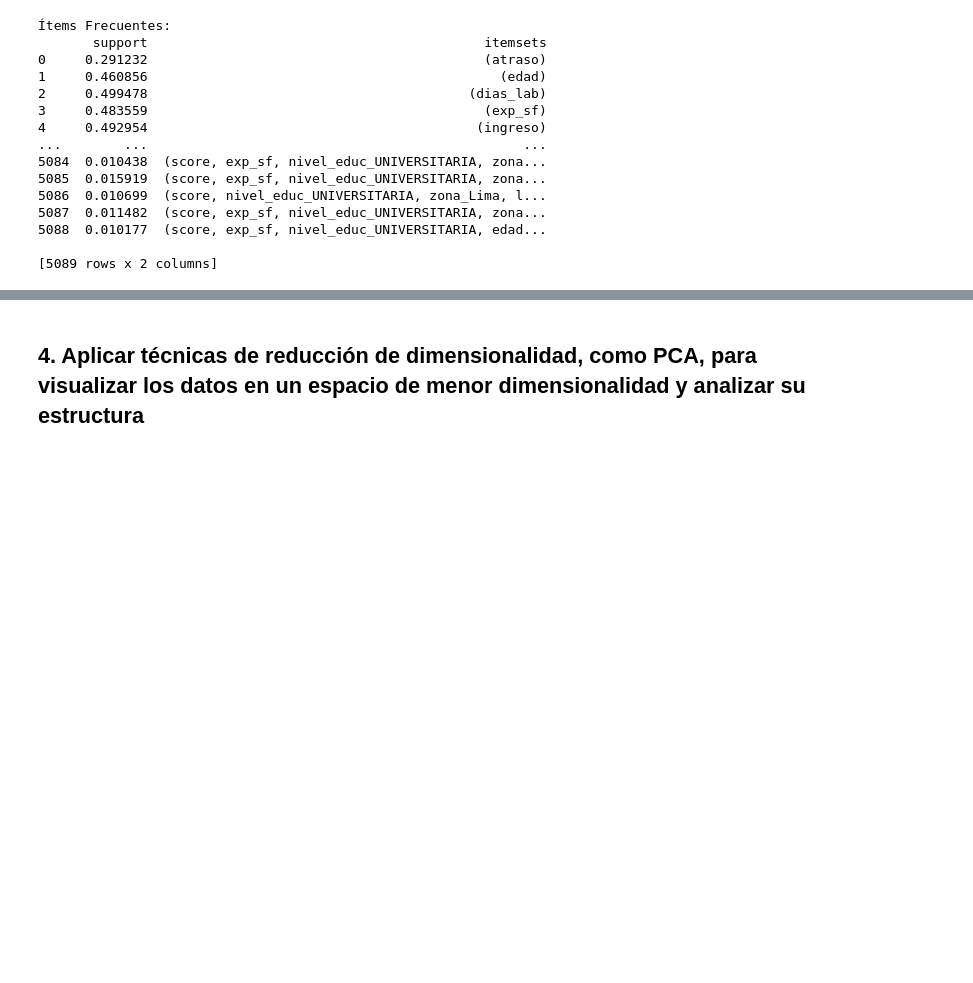
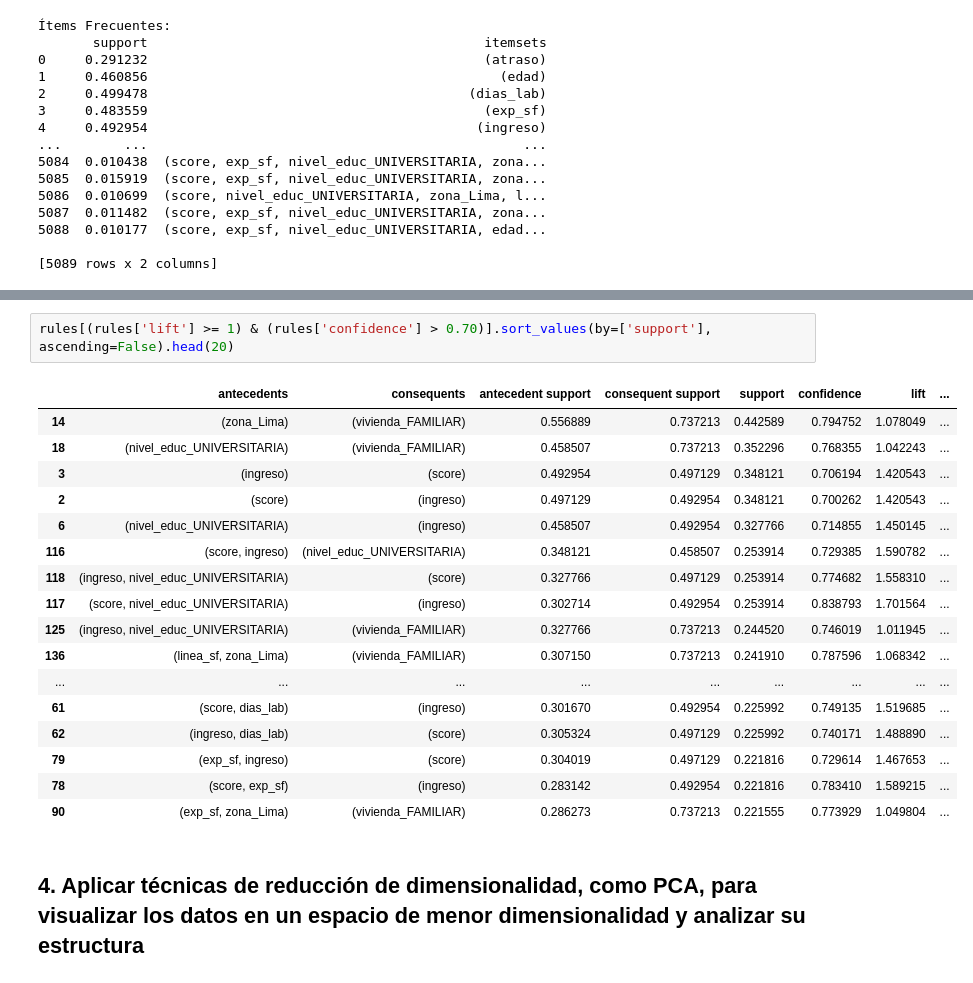
Before and after one commit to gonzakayunawel/tarea_1_mla, a Jupyter notebook: tarea_1_mla.ipynb, the cells around one changed output, grey strips where cells are left out. Cells and saved outputs as stored; diff of their text form; blank space fills up the shorter version.

```diff
--- a/tarea_1_mla.ipynb
+++ b/tarea_1_mla.ipynb
@@ -878,6 +878,26 @@ Reglas de Asociación:
 8152  0.005935    2.749478       0.591182
 
 [8153 rows x 10 columns]
+# %%
+rules[(rules['lift'] >= 1) & (rules['confidence'] > 0.70)].sort_values(by=['support'], ascending=False).head(20)
+# %% [output]
+|  | antecedents | consequents | antecedent support | consequent support | support | confidence | lift | ... |
+| 14 | (zona_Lima) | (vivienda_FAMILIAR) | 0.556889 | 0.737213 | 0.442589 | 0.794752 | 1.078049 | ... |
+| 18 | (nivel_educ_UNIVERSITARIA) | (vivienda_FAMILIAR) | 0.458507 | 0.737213 | 0.352296 | 0.768355 | 1.042243 | ... |
+| 3 | (ingreso) | (score) | 0.492954 | 0.497129 | 0.348121 | 0.706194 | 1.420543 | ... |
+| 2 | (score) | (ingreso) | 0.497129 | 0.492954 | 0.348121 | 0.700262 | 1.420543 | ... |
+| 6 | (nivel_educ_UNIVERSITARIA) | (ingreso) | 0.458507 | 0.492954 | 0.327766 | 0.714855 | 1.450145 | ... |
+| 116 | (score, ingreso) | (nivel_educ_UNIVERSITARIA) | 0.348121 | 0.458507 | 0.253914 | 0.729385 | 1.590782 | ... |
+| 118 | (ingreso, nivel_educ_UNIVERSITARIA) | (score) | 0.327766 | 0.497129 | 0.253914 | 0.774682 | 1.558310 | ... |
+| 117 | (score, nivel_educ_UNIVERSITARIA) | (ingreso) | 0.302714 | 0.492954 | 0.253914 | 0.838793 | 1.701564 | ... |
+| 125 | (ingreso, nivel_educ_UNIVERSITARIA) | (vivienda_FAMILIAR) | 0.327766 | 0.737213 | 0.244520 | 0.746019 | 1.011945 | ... |
+| 136 | (linea_sf, zona_Lima) | (vivienda_FAMILIAR) | 0.307150 | 0.737213 | 0.241910 | 0.787596 | 1.068342 | ... |
+| ... | ... | ... | ... | ... | ... | ... | ... | ... |
+| 61 | (score, dias_lab) | (ingreso) | 0.301670 | 0.492954 | 0.225992 | 0.749135 | 1.519685 | ... |
+| 62 | (ingreso, dias_lab) | (score) | 0.305324 | 0.497129 | 0.225992 | 0.740171 | 1.488890 | ... |
+| 79 | (exp_sf, ingreso) | (score) | 0.304019 | 0.497129 | 0.221816 | 0.729614 | 1.467653 | ... |
+| 78 | (score, exp_sf) | (ingreso) | 0.283142 | 0.492954 | 0.221816 | 0.783410 | 1.589215 | ... |
+| 90 | (exp_sf, zona_Lima) | (vivienda_FAMILIAR) | 0.286273 | 0.737213 | 0.221555 | 0.773929 | 1.049804 | ... |
 # %% [markdown]
 ## 4. Aplicar técnicas de reducción de dimensionalidad, como PCA, para visualizar los datos en un espacio de menor dimensionalidad y analizar su estructura
 # %%
```
Also changed, not shown: parts of 1 cell of this notebook.
